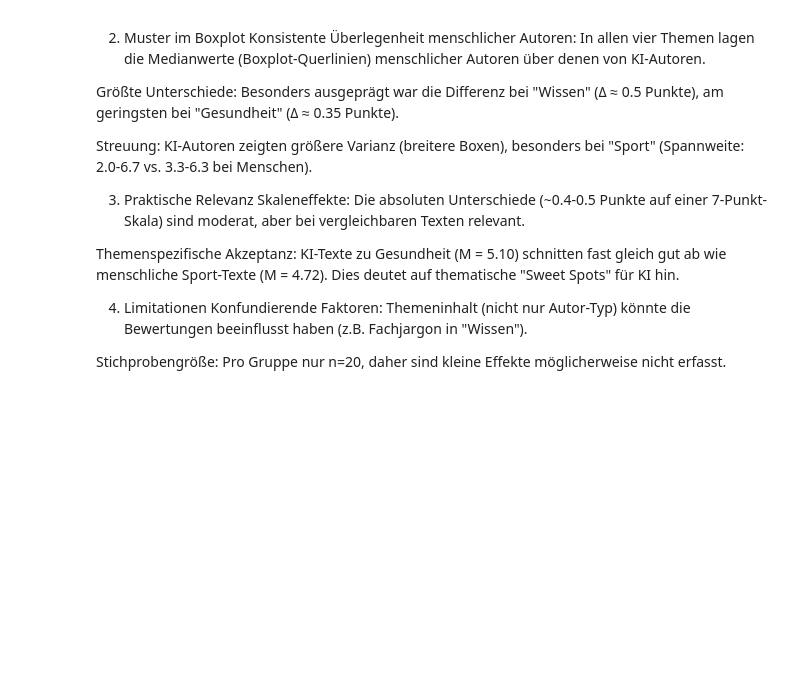
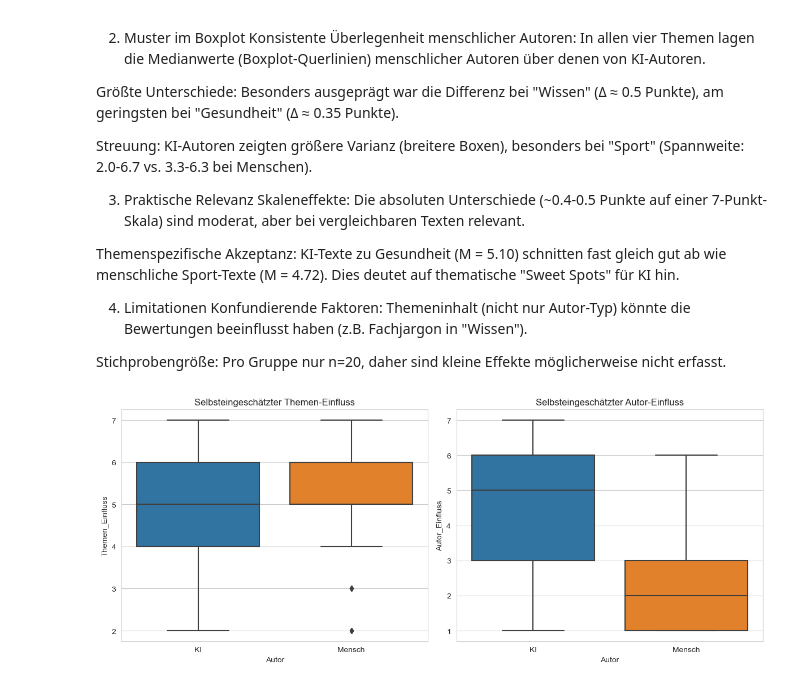
Before and after one commit to FlorianZierer/Impact-of-topic-on-credibility, a Jupyter notebook: auswertung.ipynb, the cells around one changed output. Saved outputs shown, nothing was run; the diff lists cells and outputs as text; code cells hidden in the pictures; blank space fills up the shorter version.

Commit message:
alle übrigen analysen

```diff
--- a/auswertung.ipynb
+++ b/auswertung.ipynb
@@ -600,3 +684,91 @@ Themeninhalt (nicht nur Autor-Typ) könnte die Bewertungen beeinflusst haben (z.
 
 Stichprobengröße:
 Pro Gruppe nur n=20, daher sind kleine Effekte möglicherweise nicht erfasst.
+# %%
+import pandas as pd
+import seaborn as sns
+import matplotlib.pyplot as plt
+import statsmodels.api as sm
+from statsmodels.formula.api import ols
+from scipy import stats
+
+# Daten laden und vorbereiten
+ai_data = pd.read_csv('ai_labelled_with_ati.csv')
+human_data = pd.read_csv('human_labelled_with_ati.csv')
+
+# Autor-Spalte hinzufügen
+ai_data['Autor'] = 'KI'
+human_data['Autor'] = 'Mensch'
+data = pd.concat([ai_data, human_data])
+
+# Daten für Frage 2 (Glaubwürdigkeit) umwandeln
+melted_data = pd.melt(data,
+                     id_vars=['Autor', 'Wie sehr glauben Sie, haben die unterschiedlichen Themen der Texte (Geld, Gesundheit, Sport & Wissen) Ihre Bewertungen beeinflusst?',
+                             'Wie sehr glauben Sie, hat das Autor-Label Ihre Bewertungen der Texte beeinflusst?'],
+                     value_vars=[f'{topic} - 2. Wie glaubwürdig fanden Sie den Text ?'
+                                for topic in ['Geld', 'Gesundheit', 'Sport', 'Wissen']],
+                     var_name='Thema',
+                     value_name='Glaubwürdigkeit')
+
+# Thema extrahieren
+melted_data['Thema'] = melted_data['Thema'].str.extract(r'(Geld|Gesundheit|Sport|Wissen)')
+
+# Umbenennung der Selbsteinschätzungsfragen
+melted_data = melted_data.rename(columns={
+    'Wie sehr glauben Sie, haben die unterschiedlichen Themen der Texte (Geld, Gesundheit, Sport & Wissen) Ihre Bewertungen beeinflusst?': 'Themen_Einfluss',
+    'Wie sehr glauben Sie, hat das Autor-Label Ihre Bewertungen der Texte beeinflusst?': 'Autor_Einfluss'
+})
+
+# 1. Deskriptive Analyse der Selbsteinschätzungen
+plt.figure(figsize=(12, 5))
+
+plt.subplot(1, 2, 1)
+sns.boxplot(x='Autor', y='Themen_Einfluss', data=melted_data)
+plt.title('Selbsteingeschätzter Themen-Einfluss')
+
+plt.subplot(1, 2, 2)
+sns.boxplot(x='Autor', y='Autor_Einfluss', data=melted_data)
+plt.title('Selbsteingeschätzter Autor-Einfluss')
+
+plt.tight_layout()
+plt.show()
+
+# 2. ANOVA für tatsächlichen Einfluss
+print("ANOVA für tatsächlichen Autor-Einfluss auf Glaubwürdigkeit:")
+model_autor = ols('Glaubwürdigkeit ~ Autor', data=melted_data).fit()
+print(sm.stats.anova_lm(model_autor, typ=2))
+
+print("\nANOVA für tatsächlichen Themen-Einfluss auf Glaubwürdigkeit:")
+model_thema = ols('Glaubwürdigkeit ~ Thema', data=melted_data).fit()
+print(sm.stats.anova_lm(model_thema, typ=2))
+
+# 3. Zusammenhang Selbsteinschätzung und tatsächliches Verhalten
+def calculate_bias(group):
+    actual_diff = group[group['Autor']=='KI']['Glaubwürdigkeit'].mean() - group[group['Autor']=='Mensch']['Glaubwürdigkeit'].mean()
+    perceived_diff = group['Autor_Einfluss'].mean()
+    return pd.Series({
+        'Tatsächlicher_Unterschied': actual_diff,
+        'Wahrgenommener_Unterschied': perceived_diff,
+        'Bias': actual_diff - perceived_diff
+    })
+
+bias_analysis = melted_data.groupby('Thema').apply(calculate_bias)
+print("\nUnterschied zwischen tatsächlichem und wahrgenommenem Autor-Einfluss:")
+print(bias_analysis)
+
+# 4. Interaktionsanalyse
+print("\nInteraktion zwischen Thema und Autor:")
+model_interaction = ols('Glaubwürdigkeit ~ Thema * Autor', data=melted_data).fit()
+print(sm.stats.anova_lm(model_interaction, typ=2))
+
+# 5. Visualisierung der Interaktion
+plt.figure(figsize=(10, 6))
+sns.pointplot(x='Thema', y='Glaubwürdigkeit', hue='Autor',
+              data=melted_data, dodge=True, markers=['o', 's'], capsize=.1)
+plt.title('Interaktion zwischen Thema und Autor auf Glaubwürdigkeit')
+plt.ylabel('Glaubwürdigkeitsbewertung (1-7)')
+plt.xlabel('Thema')
+plt.legend(title='Autor')
+plt.show()
+# %% [output]
+[figure, added]
```
Also changed, not shown: parts of 4 cells of this notebook.
